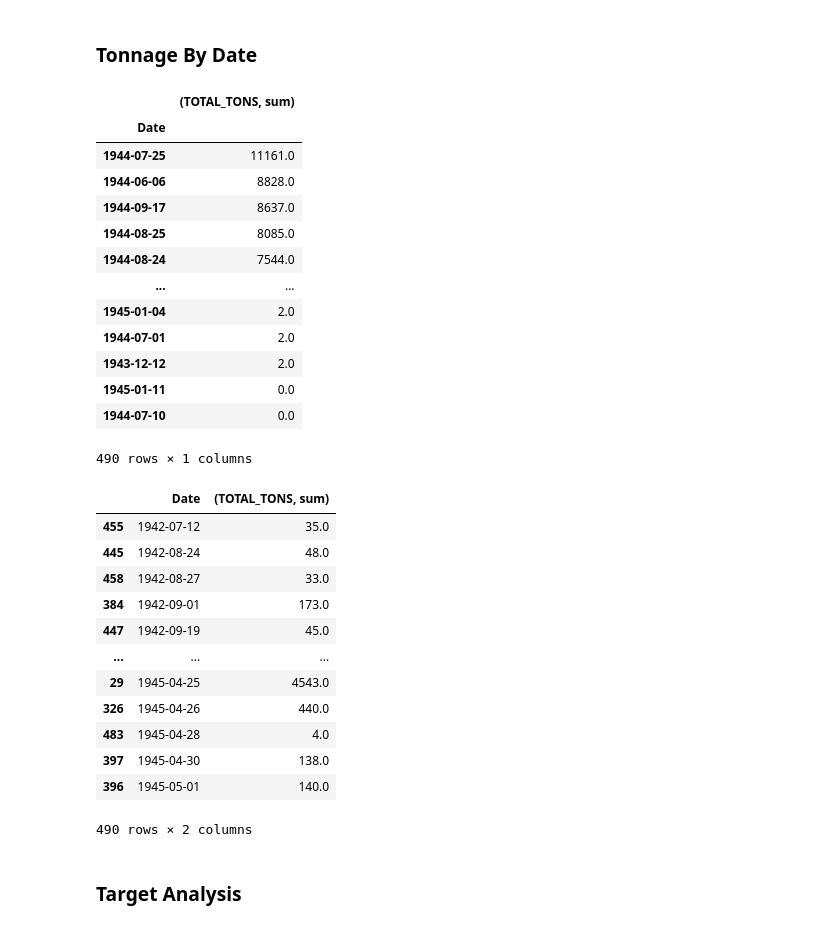
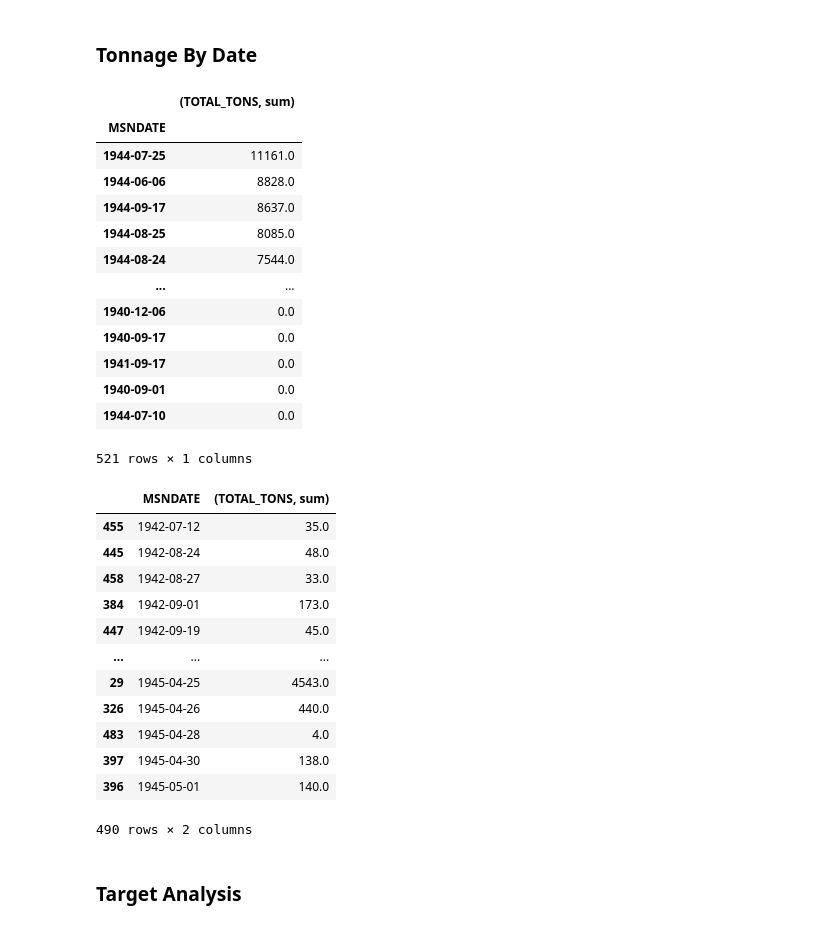
Before and after one commit to sidmurthy/ww2bombing, a Jupyter notebook: bombing_analysis.ipynb, the cells around one changed output. Cells and saved outputs as stored; diff of their text form; code cells hidden in the pictures.

```diff
--- a/bombing_analysis.ipynb
+++ b/bombing_analysis.ipynb
@@ -104,7 +107,7 @@ These are the top 20 columns by completeness. There's a huge drop-off at tons of
 
 Let's quickly convert the dates to a python datetime object.
 # %%
-mission_data['Date'] = pd.to_datetime(mission_data['MSNDATE'])
+mission_data['MSNDATE'] = pd.to_datetime(mission_data['MSNDATE'])
 mission_data
 # %% [output]
 |  | WWII_ID | MASTER_INDEX_NUMBER | MSNDATE | THEATER | NAF | COUNTRY_FLYING_MISSION | TGT_COUNTRY_CODE | ... |
@@ -467,30 +494,29 @@ plt.title("Total Tonnage by USAAF Numbered Air Force in the European Theater of
 # %% [markdown]
 ### Tonnage By Date
 # %%
-us_eur_date = groupby_custom(us_eur, 'Date')
-us_eur_tonnage_by_date = stat_by_group(us_eur_date, 'TOTAL_TONS', 'sum').sort_values(by=('TOTAL_TONS', 'sum'), ascending=False).set_index('Date')
-us_eur_tonnage_by_date = us_eur_tonnage_by_date.loc['1942-06-01':]
+us_eur_date = groupby_custom(us_eur, 'MSNDATE')
+us_eur_tonnage_by_date = stat_by_group(us_eur_date, 'TOTAL_TONS', 'sum').sort_values(by=('TOTAL_TONS', 'sum'), ascending=False).set_index('MSNDATE')
 us_eur_tonnage_by_date
 # %% [output]
 |  | (TOTAL_TONS, sum) |
-| Date |  |
+| MSNDATE |  |
 | 1944-07-25 | 11161.0 |
 | 1944-06-06 | 8828.0 |
 | 1944-09-17 | 8637.0 |
 | 1944-08-25 | 8085.0 |
 | 1944-08-24 | 7544.0 |
 | ... | ... |
-| 1945-01-04 | 2.0 |
-| 1944-07-01 | 2.0 |
-| 1943-12-12 | 2.0 |
-| 1945-01-11 | 0.0 |
+| 1940-12-06 | 0.0 |
+| 1940-09-17 | 0.0 |
+| 1941-09-17 | 0.0 |
+| 1940-09-01 | 0.0 |
 | 1944-07-10 | 0.0 |
-490 rows × 1 columns
+521 rows × 1 columns
 # %%
-us_eur_tonnage_by_date_px = us_eur_tonnage_by_date.loc['1942-06-01':].reset_index().sort_values(by='Date')
+us_eur_tonnage_by_date_px = us_eur_tonnage_by_date.loc['1942-06-01':].reset_index().sort_values(by='MSNDATE')
 us_eur_tonnage_by_date_px
 # %% [output]
-|  | Date | (TOTAL_TONS, sum) |
+|  | MSNDATE | (TOTAL_TONS, sum) |
 | 455 | 1942-07-12 | 35.0 |
 | 445 | 1942-08-24 | 48.0 |
 | 458 | 1942-08-27 | 33.0 |
```
Also changed, not shown: parts of 9 cells of this notebook.
